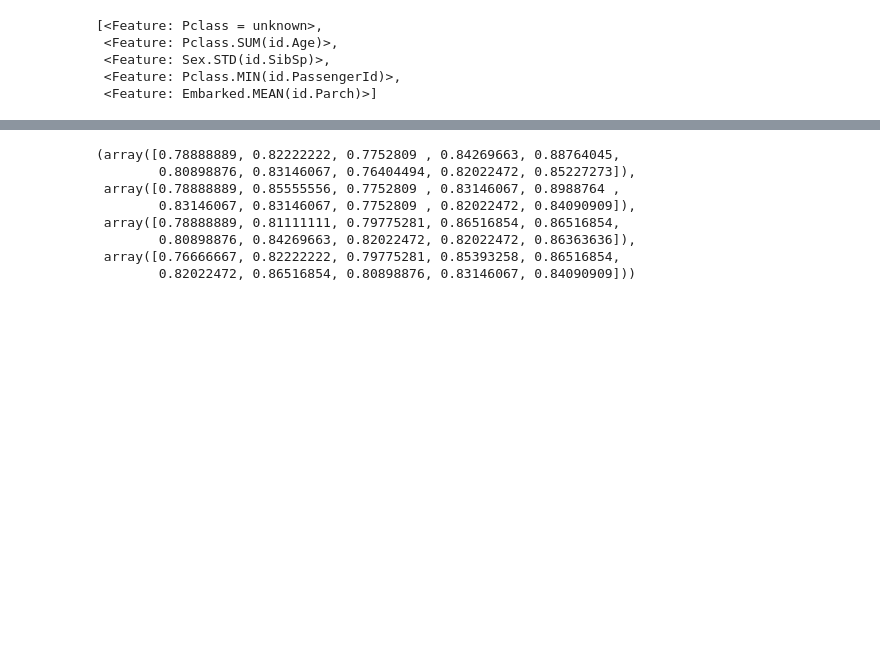
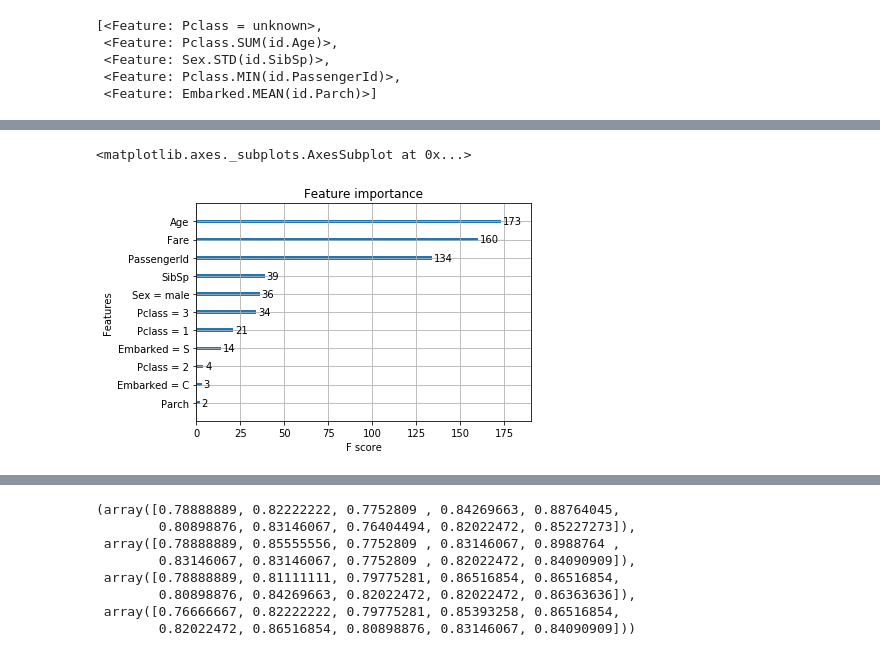
Before and after one commit to lstmemery/automl-talk, a Jupyter notebook: featuretools_demo.ipynb, the cells around one changed output, grey strips where cells are left out. Drawn from its saved outputs; the diff is of its cells as text; code cells hidden in the pictures; blank space fills up the shorter version.

Commit message:
Featuretools still underperforming

```diff
--- a/featuretools_demo.ipynb
+++ b/featuretools_demo.ipynb
@@ -160,8 +169,12 @@ sample(ft_transformer.features, 5)
  <Feature: Pclass.MIN(id.PassengerId)>,
  <Feature: Embarked.MEAN(id.Parch)>]
 # %%
-ft_pipeline = make_pipeline(FeaturetoolsTransformer(categorical_features = ["Pclass", "Sex", "Embarked"]),
-              XGBClassifier())
+ft_pipeline = make_pipeline(
+    FeaturetoolsTransformer(categorical_features = ["Pclass", "Sex", "Embarked"]),
+    Imputer(strategy="median"),
+
+                            StandardScaler(),
+    LogisticRegressionCV(random_state=0, cv = 5))
 # %%
 ft_cv = cross_val_score(ft_pipeline, ft_features, train_target, cv=5)
 ft_cv.mean(), ft_cv.std()
@@ -169,0 +183,9 @@ ft_cv.mean(), ft_cv.std()
+# %%
+ft_transformer = FeaturetoolsTransformer(categorical_features = ["Pclass", "Sex", "Embarked"])
+transformed_ft_features = ft_transformer.fit_transform(ft_features)
+
+
+plot_importance(ft_pipeline.named_steps['xgbclassifier'])
+# %% [output]
+<matplotlib.axes._subplots.AxesSubplot at 0x...>
+[figure, added]
```
Also changed, not shown: parts of 15 cells of this notebook.
